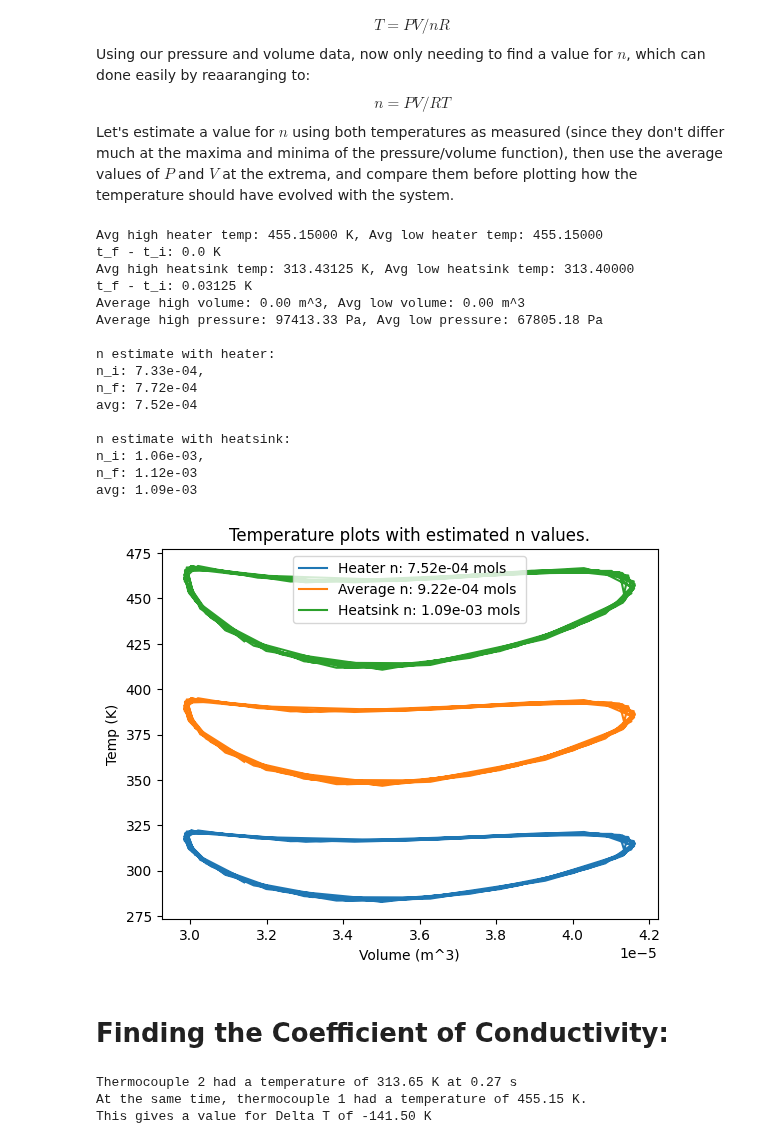
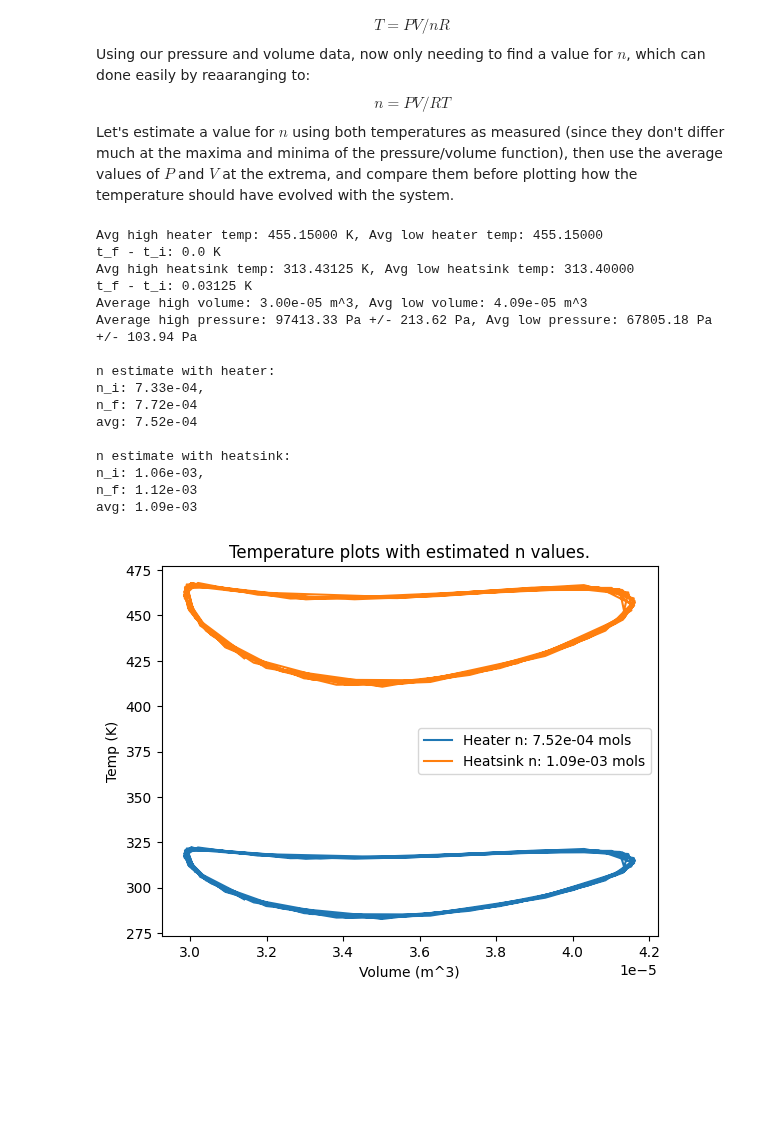
Before and after one commit to maraMaraschino/Adv-Lab, a Jupyter notebook: Stirling Engine/Lab/stirling-engine.ipynb, the cells around one changed output. Saved outputs shown, nothing was run; the diff lists cells and outputs as text; code cells hidden in the pictures; blank space fills up the shorter version.

Commit message:
Working on curve fit, finding errors

```diff
--- a/Stirling Engine/Lab/stirling-engine.ipynb
+++ b/Stirling Engine/Lab/stirling-engine.ipynb
@@ -220,15 +213,18 @@ low_vol_values = volume_m3.loc[min_indices]
 
 avg_high_vol = sum(high_vol_values)/len(high_vol_values)
 avg_low_vol = sum(low_vol_values)/len(low_vol_values)
-print(f"Average high volume: {avg_high_vol:.2f} m^3, Avg low volume: {avg_low_vol:.2f} m^3")
+print(f"Average high volume: {avg_high_vol:.2e} m^3, Avg low volume: {avg_low_vol:.2e} m^3")
 
 # estimating pressure maxima and minima
 high_press_values = pressure.loc[max_indices]
 low_press_values = pressure.loc[min_indices]
 
-avg_high_press = sum(high_press_values)/len(high_press_values)
-avg_low_press = sum(low_press_values)/len(low_press_values)
-print(f"Average high pressure: {avg_high_press:.2f} Pa, Avg low pressure: {avg_low_press:.2f} Pa")
+avg_high_press = np.mean(high_press_values)
+high_press_std = np.std(high_press_values)
+
+avg_low_press = np.mean(low_press_values)
+low_press_std = np.std(low_press_values)
+print(f"Average high pressure: {avg_high_press:.2f} Pa +/- {high_press_std:.2f} Pa, Avg low pressure: {avg_low_press:.2f} Pa +/- {low_press_std:.2f} Pa")
 
 # setting temp vars
 heater = avg_high_heater_temp
@@ -245,51 +241,33 @@ n_heatsink_f_est = (avg_high_press * avg_high_vol)/(8.314 * heatsink)
 n_heatsink_i_est = (avg_low_press * avg_low_vol)/(8.314 * heatsink)
 n_heatsink_avg = (n_heatsink_i_est + n_heatsink_f_est)/2
 print(f"\nn estimate with heatsink:\nn_i: {n_heatsink_i_est:.2e},\nn_f: {n_heatsink_f_est:.2e}\navg: {n_heatsink_avg:.2e}")
 
-n_avg = (n_heatsink_avg + n_heater_avg)/2
-
 temp_heater_n_est = (pressure * (volume_m3)) / (n_heater_avg * R)
 temp_heatsink_n_est = (pressure * (volume_m3)) / (n_heatsink_avg * R)
 avg_n_est = (temp_heater_n_est + temp_heatsink_n_est)/2
 
 plt.plot(volume_m3, temp_heatsink_n_est, label=f"Heater n: {n_heater_avg:.2e} mols")
-plt.plot(volume_m3, avg_n_est, label=f"Average n: {n_avg:.2e} mols")
 plt.plot(volume_m3, temp_heater_n_est, label=f"Heatsink n: {n_heatsink_avg:.2e} mols")
 plt.xlabel("Volume (m^3)")
 plt.ylabel("Temp (K)")
 plt.title("Temperature plots with estimated n values.")
 plt.legend()
 plt.show()
 # %% [output]
 Avg high heater temp: 455.15000 K, Avg low heater temp: 455.15000
 t_f - t_i: 0.0 K
 Avg high heatsink temp: 313.43125 K, Avg low heatsink temp: 313.40000
 t_f - t_i: 0.03125 K
-Average high volume: 0.00 m^3, Avg low volume: 0.00 m^3
-Average high pressure: 97413.33 Pa, Avg low pressure: 67805.18 Pa
+Average high volume: 3.00e-05 m^3, Avg low volume: 4.09e-05 m^3
+Average high pressure: 97413.33 Pa +/- 213.62 Pa, Avg low pressure: 67805.18 Pa +/- 103.94 Pa
 
 n estimate with heater:
 n_i: 7.33e-04,
 n_f: 7.72e-04
 avg: 7.52e-04
 
 n estimate with heatsink:
 n_i: 1.06e-03,
 n_f: 1.12e-03
 avg: 1.09e-03
-[figure, old version]
+[figure, new version]
-# %% [markdown]
-# Finding the Coefficient of Conductivity:
-# %%
-# finding deltas t and T
-temp2_max = max(heatsink_temp)
-temp2_index = heatsink_temp.idxmax()
-time_temp2_max = time[temp2_index]
-print(f'Thermocouple 2 had a temperature of {temp2_max:.2f} K at {time_temp2_max:.2f} s')
-print(f'At the same time, thermocouple 1 had a temperature of {heater_temp[temp2_index]:.2f} K.')
-delta_T = temp2_max -heater_temp[temp2_index]
-print(f'This gives a value for Delta T of {delta_T:.2f} K')
-# %% [output]
-Thermocouple 2 had a temperature of 313.65 K at 0.27 s
-At the same time, thermocouple 1 had a temperature of 455.15 K.
-This gives a value for Delta T of -141.50 K
```
Also changed, not shown: parts of 11 cells of this notebook.
